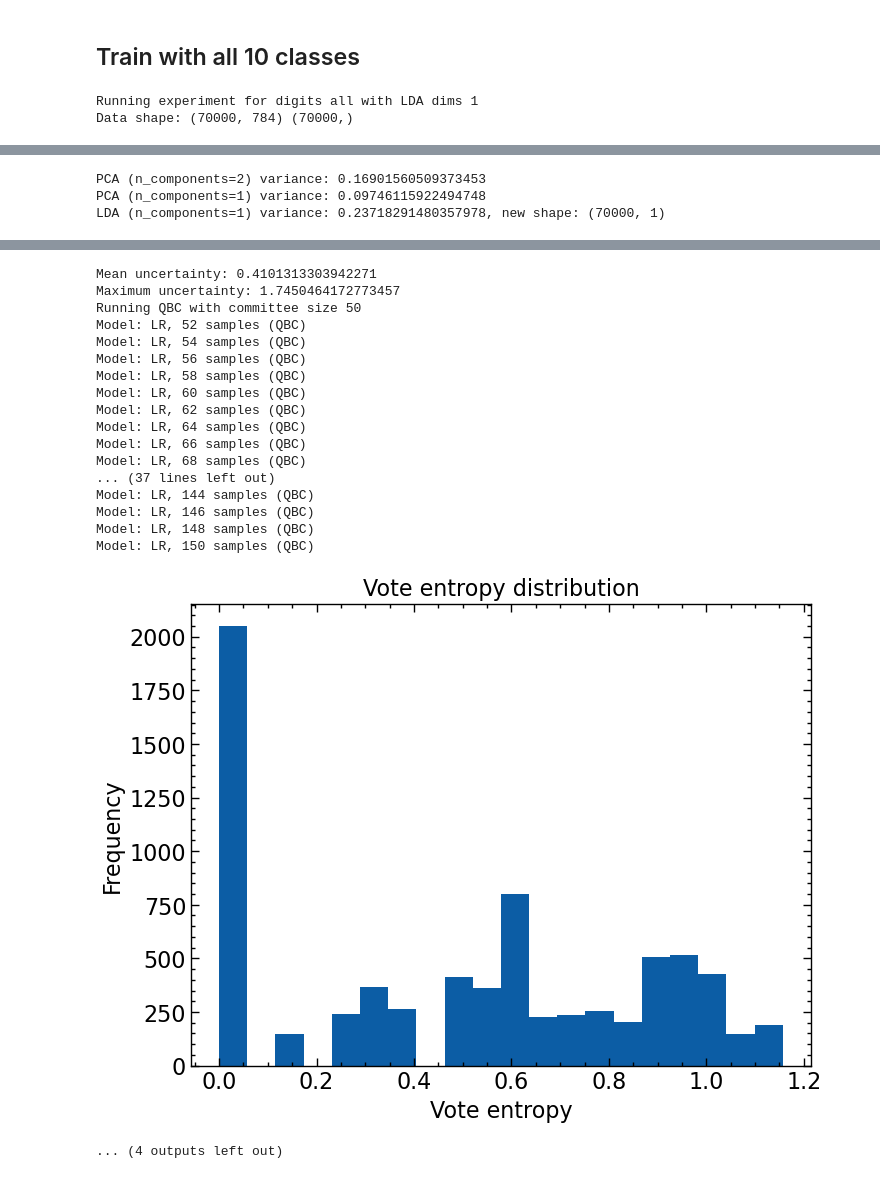
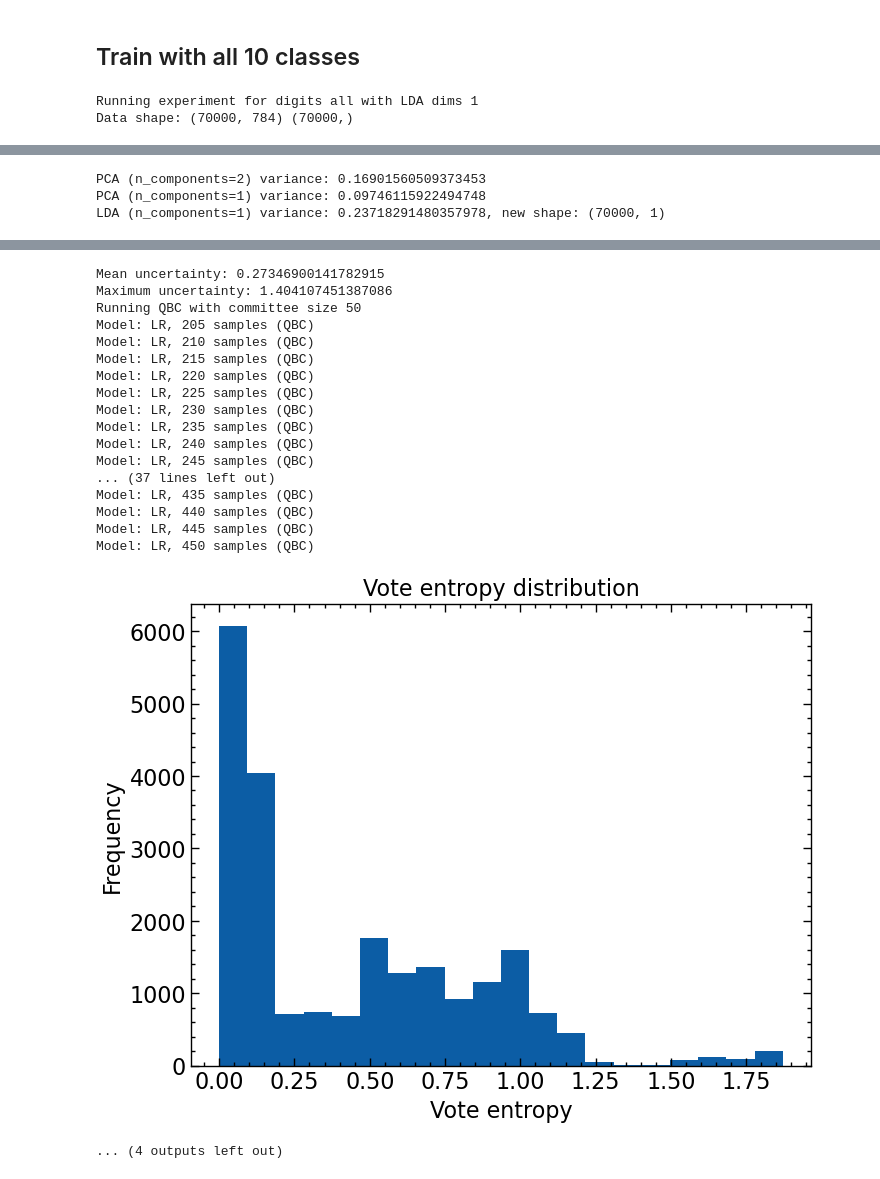
Before and after one commit to amapy-00/miniproject_2_02463, a Jupyter notebook: main.ipynb, the cells around one changed output, grey strips where cells are left out. Cells and saved outputs as stored; diff of their text form; code cells hidden in the pictures.

Commit message:
kinda good exp3_params = {'initial_samples': 200, 'added_samples': 5, 'num_iterations': 50, 'committee_sizes': [2,25,50,100]}

```diff
--- a/main.ipynb
+++ b/main.ipynb
@@ -175,7 +175,7 @@ Model: LR, 60 samples (QBC)
 # %%
 # Experiment 3: All digits; LDA with 8 components; different active learning parameters
 np.random.seed(SEED)
-exp3_params = {'initial_samples': 100, 'added_samples': 2, 'num_iterations': 50, 'committee_sizes': [2,25,50,100]}
+exp3_params = {'initial_samples': 200, 'added_samples': 5, 'num_iterations': 50, 'committee_sizes': [2,25,50,100]}
 run_experiment("all", lda_dims=1, active_params=exp3_params, legend_labels=('Random sampling', 'QBC'))
 # %% [output]
 Running experiment for digits all with LDA dims 1
@@ -242,19 +242,19 @@ Model: LR, 150 samples (QBC)
-Mean uncertainty: 0.4101313303942271
-Maximum uncertainty: 1.7450464172773457
+Mean uncertainty: 0.27346900141782915
+Maximum uncertainty: 1.404107451387086
 Running QBC with committee size 50
-Model: LR, 52 samples (QBC)
-Model: LR, 54 samples (QBC)
-Model: LR, 56 samples (QBC)
-Model: LR, 58 samples (QBC)
-Model: LR, 60 samples (QBC)
-Model: LR, 62 samples (QBC)
-Model: LR, 64 samples (QBC)
-Model: LR, 66 samples (QBC)
-Model: LR, 68 samples (QBC)
+Model: LR, 205 samples (QBC)
+Model: LR, 210 samples (QBC)
+Model: LR, 215 samples (QBC)
+Model: LR, 220 samples (QBC)
+Model: LR, 225 samples (QBC)
+Model: LR, 230 samples (QBC)
+Model: LR, 235 samples (QBC)
+Model: LR, 240 samples (QBC)
+Model: LR, 245 samples (QBC)
 ... (37 lines left out)
-Model: LR, 144 samples (QBC)
-Model: LR, 146 samples (QBC)
-Model: LR, 148 samples (QBC)
-Model: LR, 150 samples (QBC)
+Model: LR, 435 samples (QBC)
+Model: LR, 440 samples (QBC)
+Model: LR, 445 samples (QBC)
+Model: LR, 450 samples (QBC)
-[figure, old version]
+[figure, new version]
 ... (4 outputs left out)
```
Also changed, not shown: parts of 1 cell of this notebook.
